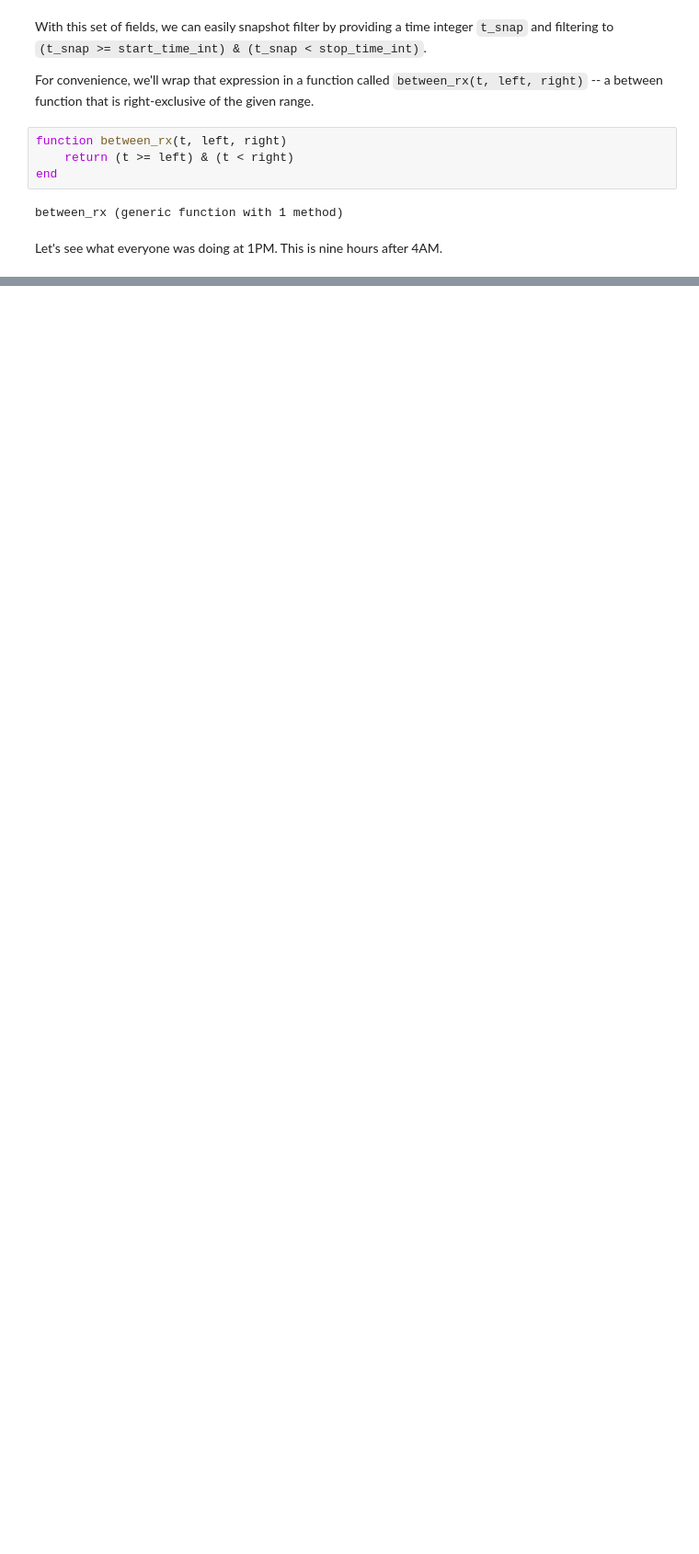
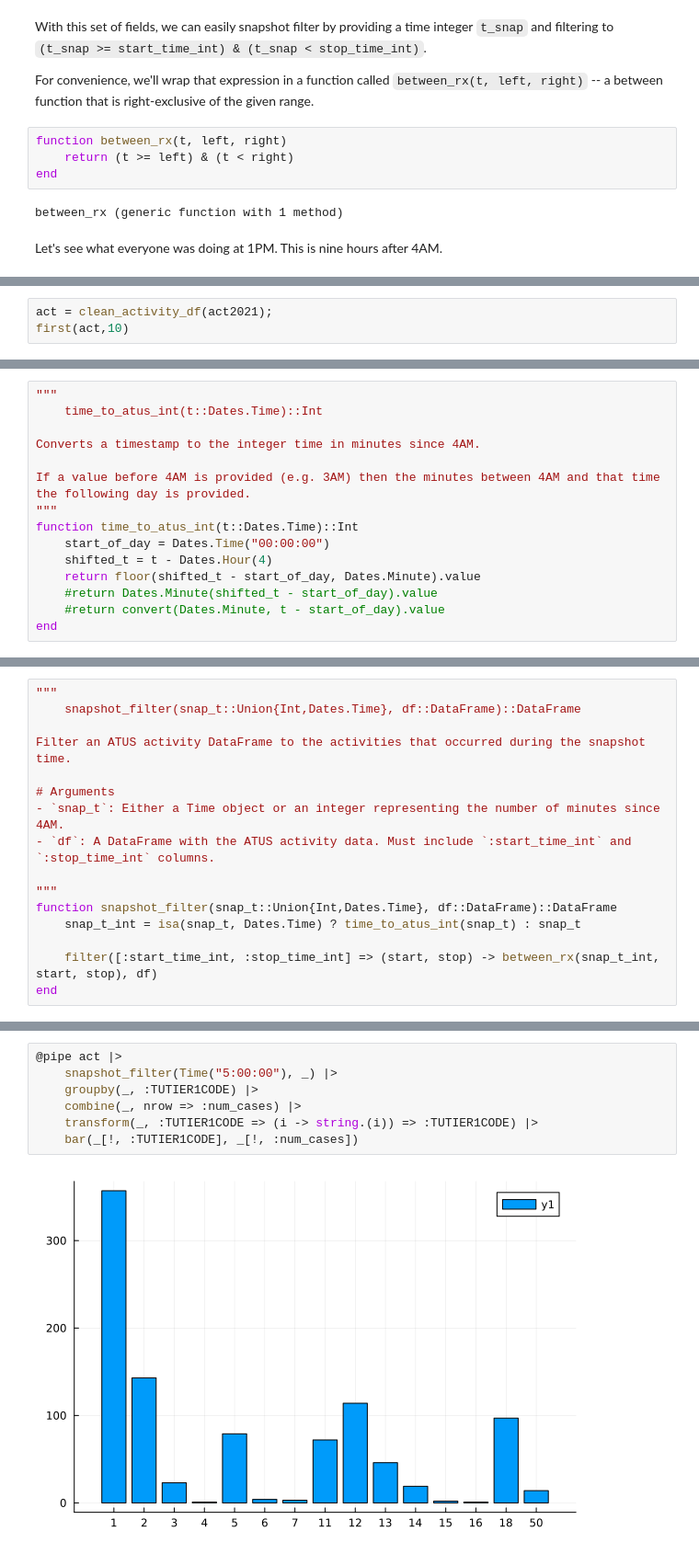
Before and after one commit to mike-herman/DoingRightNow-Analysis, a Jupyter notebook: Journal.ipynb, the cells around one changed output, grey strips where cells are left out. Shown at 92% size. Saved outputs shown, nothing was run; the diff lists cells and outputs as text; blank space fills up the shorter version.

Commit message:
Finished time slices from activity file.

```diff
--- a/Journal.ipynb
+++ b/Journal.ipynb
@@ -934,0 +953,3 @@ filter([:start_time_int, :stop_time_int] => (start, stop) -> between_rx(9*60, st
+# %%
+act = clean_activity_df(act2021);
+first(act,10)
@@ -934,0 +978,15 @@ filter([:start_time_int, :stop_time_int] => (start, stop) -> between_rx(9*60, st
+# %%
+"""
+    time_to_atus_int(t::Dates.Time)::Int
+
+Converts a timestamp to the integer time in minutes since 4AM.
+
+If a value before 4AM is provided (e.g. 3AM) then the minutes between 4AM and that time the following day is provided.
+"""
+function time_to_atus_int(t::Dates.Time)::Int
+    start_of_day = Dates.Time("00:00:00")
+    shifted_t = t - Dates.Hour(4)
+    return floor(shifted_t - start_of_day, Dates.Minute).value
+    #return Dates.Minute(shifted_t - start_of_day).value
+    #return convert(Dates.Minute, t - start_of_day).value
+end
@@ -934,0 +997,16 @@ filter([:start_time_int, :stop_time_int] => (start, stop) -> between_rx(9*60, st
+# %%
+"""
+    snapshot_filter(snap_t::Union{Int,Dates.Time}, df::DataFrame)::DataFrame
+
+Filter an ATUS activity DataFrame to the activities that occurred during the snapshot time.
+
+# Arguments
+- `snap_t`: Either a Time object or an integer representing the number of minutes since 4AM.
+- `df`: A DataFrame with the ATUS activity data. Must include `:start_time_int` and `:stop_time_int` columns.
+
+"""
+function snapshot_filter(snap_t::Union{Int,Dates.Time}, df::DataFrame)::DataFrame
+    snap_t_int = isa(snap_t, Dates.Time) ? time_to_atus_int(snap_t) : snap_t
+
+    filter([:start_time_int, :stop_time_int] => (start, stop) -> between_rx(snap_t_int, start, stop), df)
+end
@@ -934,0 +1032,9 @@ filter([:start_time_int, :stop_time_int] => (start, stop) -> between_rx(9*60, st
+# %%
+@pipe act |>
+    snapshot_filter(Time("5:00:00"), _) |>
+    groupby(_, :TUTIER1CODE) |>
+    combine(_, nrow => :num_cases) |>
+    transform(_, :TUTIER1CODE => (i -> string.(i)) => :TUTIER1CODE) |>
+    bar(_[!, :TUTIER1CODE], _[!, :num_cases])
+# %% [output]
+[figure, added]
```
Also changed, not shown: parts of 18 cells of this notebook.
